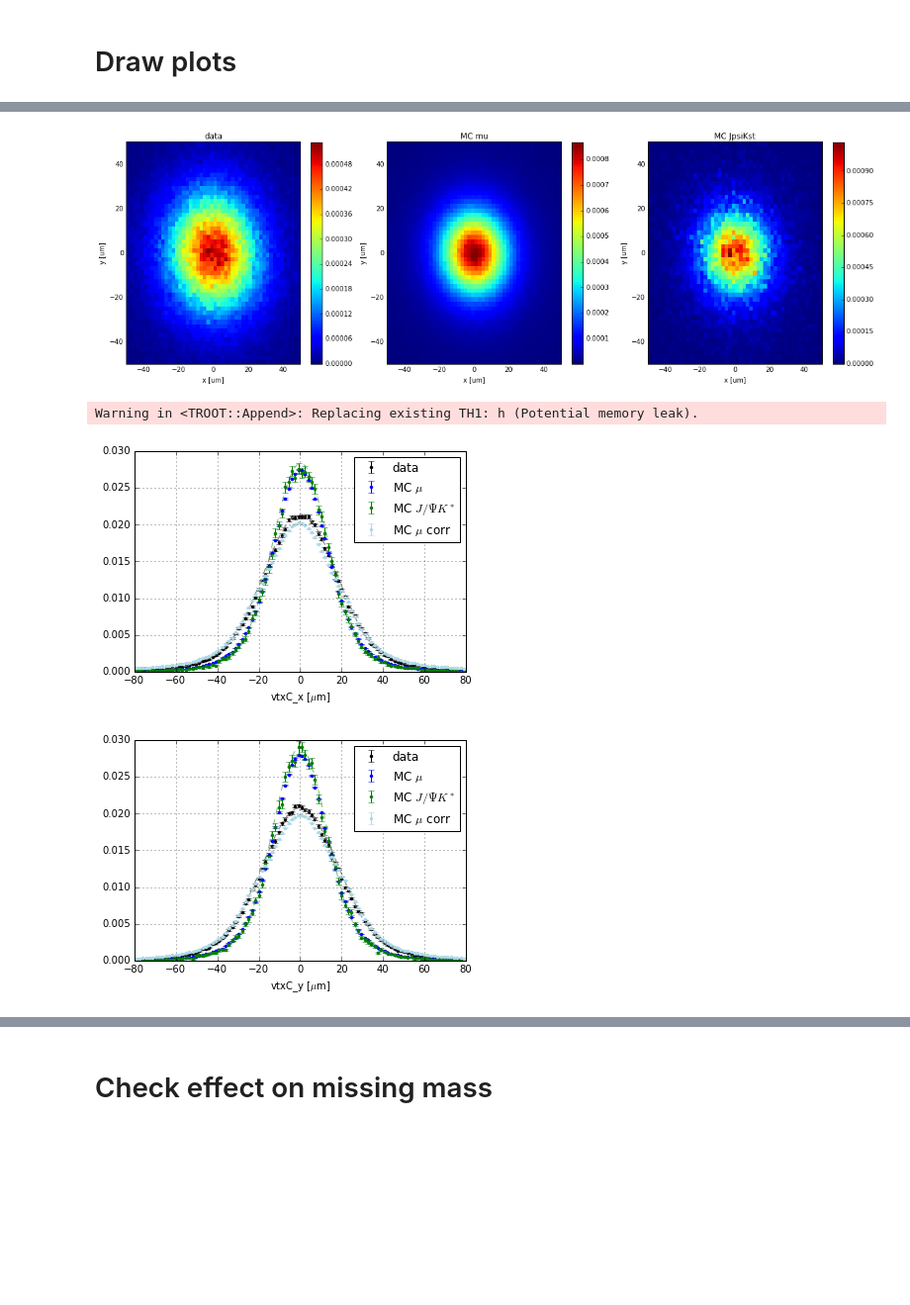
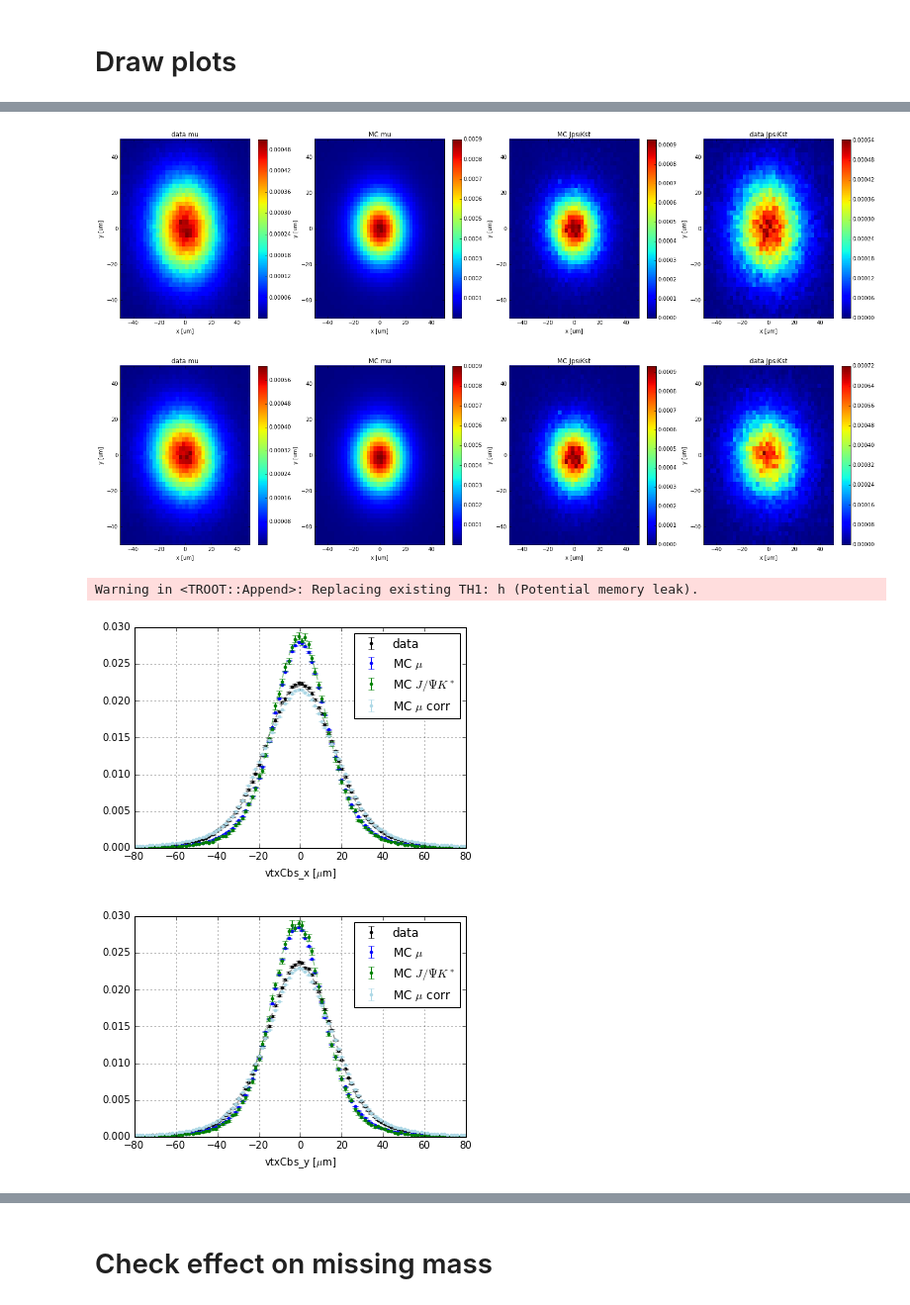
Before and after one commit to ocerri/BPH_RD_Analysis, a Jupyter notebook: analysis/beamSpotCalibration_v1.ipynb, the cells around one changed output, grey strips where cells are left out. Shown at 99% size. Saved outputs shown, nothing was run; the diff lists cells and outputs as text; code cells hidden in the pictures; blank space fills up the shorter version.

Commit message:
New beam spot calibration (bug fix + BS ref + BS unc

```diff
--- a/analysis/beamSpotCalibration_v1.ipynb
+++ b/analysis/beamSpotCalibration_v1.ipynb
@@ -89,2 +97,21 @@ data y -0.0616805808048
 # %% [markdown]
 # Draw plots
+# %%
+bounds = ((-50, 50), (-50, 50))
+# bounds=None
+nBins = 50
+fig, axs = plt.subplots(1, 2, figsize=(14, 6))
+x = 1e4*(df['data']['beamSpot_x'] - np.mean(df['data']['beamSpot_x']))
+y = 1e4*(df['data']['beamSpot_y'] - np.mean(df['data']['beamSpot_y']))
+h = axs[0].hist2d(x, y, range=bounds, bins=nBins, normed=True)
+axs[0].set_title('data mu')
+fig.colorbar(h[3], ax=axs[0])
+x = 1e4*(df['mu']['beamSpot_x'] - np.mean(df['mu']['beamSpot_x']))
+y = 1e4*(df['mu']['beamSpot_y'] - np.mean(df['mu']['beamSpot_y']))
+h = axs[1].hist2d(x, y, range=bounds, bins=nBins, normed=True, weights=df['mu']['w'])
+axs[1].set_title('MC mu')
+fig.colorbar(h[3], ax=axs[1])
+for ax in axs:
+    ax.set_xlabel('x [um]')
+    ax.set_ylabel('y [um]')
+fig.savefig(webDir + '/beamSpot_2D__'+category+'.png', bbox_inches='tight')
@@ -91,26 +120,37 @@ data y -0.0616805808048
 # %%
-fig, axs = plt.subplots(1, 3, figsize=(20, 6))
-
 bounds = ((-50, 50), (-50, 50))
-h = axs[0].hist2d(df['data']['vtxC_x'], df['data']['vtxC_y'], range=bounds, bins=50, normed=True)
-axs[0].set_title('data')
-fig.colorbar(h[3], ax=axs[0])
-h = axs[1].hist2d(df['mu']['vtxC_x'], df['mu']['vtxC_y'], range=bounds, bins=50, normed=True, weights=df['mu']['w'])
-axs[1].set_title('MC mu')
-fig.colorbar(h[3], ax=axs[1])
-h = axs[2].hist2d(df['JpsiKst']['vtxC_x'], df['JpsiKst']['vtxC_y'], range=bounds, bins=50, normed=True, weights=df['JpsiKst']['w'])
-axs[2].set_title('MC JpsiKst')
-fig.colorbar(h[3], ax=axs[2])
-for ax in axs:
-    ax.set_xlabel('x [um]')
-    ax.set_ylabel('y [um]')
-fig.savefig(webDir + '/vertex_2D_pre_'+category+'.png', bbox_inches='tight')
+nBins = 40
+for vAux, ref in [['', 'Mean'], ['bs', 'BS']]:
+    fig, axs = plt.subplots(1, 4, figsize=(25, 6))
+    xVar = 'vtxC'+vAux+'_x'
+    yVar = 'vtxC'+vAux+'_y'
+    h = axs[0].hist2d(df['data'][xVar], df['data'][yVar], range=bounds, bins=nBins, normed=True)
+    axs[0].set_title('data mu')
+    fig.colorbar(h[3], ax=axs[0])
+    h = axs[1].hist2d(df['mu'][xVar], df['mu'][yVar], range=bounds, bins=nBins, normed=True, weights=df['mu']['w'])
+    axs[1].set_title('MC mu')
+    fig.colorbar(h[3], ax=axs[1])
+    h = axs[2].hist2d(df['JpsiKst'][xVar], df['JpsiKst'][yVar], range=bounds, bins=nBins, normed=True, weights=df['JpsiKst']['w'])
+    axs[2].set_title('MC JpsiKst')
+    fig.colorbar(h[3], ax=axs[2])
+    h = axs[3].hist2d(df['data_JpsiKst'][xVar], df['data_JpsiKst'][yVar], range=bounds, bins=nBins, normed=True)
+    axs[3].set_title('data JpsiKst')
+    fig.colorbar(h[3], ax=axs[3])
+    for ax in axs:
+        ax.set_xlabel('x [um]')
+        ax.set_ylabel('y [um]')
+    fig.savefig(webDir + '/vertex_2D_ref'+ref+'_pre_'+category+'.png', bbox_inches='tight')
 # %% [output]
-[figure, old version]
+[figure, new version]
+[figure, added]
 # %%
 param = {}
 bbb = [100, -80, 80]
-for n in ['vtxC_x', 'vtxC_y']:
+if vtxReference == 'bs':
+    vvv = 'vtxCbs'
+elif vtxReference == 'mean':
+    vvv = 'vtxC'
+for n in [vvv+'_x', vvv+'_y']:
     plt.figure()
     h = create_TH1D(df['data'][n], binning=bbb, scale_histo='norm', widthNorm=True)
     r = rootTH1_to_np(h)
@@ -131,7 +171,7 @@ for n in ['vtxC_x', 'vtxC_y']:
     h = plt.errorbar(r[:,0], r[:,1], yerr=r[:,2], fmt='.', color='green', label=r'MC $J/\Psi K^*$')
     plt.plot(r[:,0], doubleCrystalball(r[:,0], *parMC), color='green', alpha=0.5, ls='--')
 
-    widthCorr = getBeamSpotWeights(df['mu'], n[-1], parData, parMC)
+    widthCorr = getBeamSpotWeights(df['mu'], n[-1], parData, parMC, ref=vtxReference)
     h = create_TH1D(df['mu'][n], binning=bbb, weights=df['mu']['w']*widthCorr, scale_histo='norm', widthNorm=True)
     r = rootTH1_to_np(h)
     plt.errorbar(r[:,0], r[:,1], yerr=r[:,2], fmt='.', label=r'MC $\mu$ corr', color='lightblue')
@@ -144,8 +184,8 @@ for n in ['vtxC_x', 'vtxC_y']:
     param[n[-1]] = {'data':parData, 'MC':parMC}
 # %% [output]
 Warning in <TROOT::Append>: Replacing existing TH1: h (Potential memory leak).
-[figure, old version]
+[figure, new version]
-[figure, old version]
+[figure, new version]
 # %%
 param
 # %% [output]
```
Also changed, not shown: parts of 20 cells of this notebook, 6 other files.
